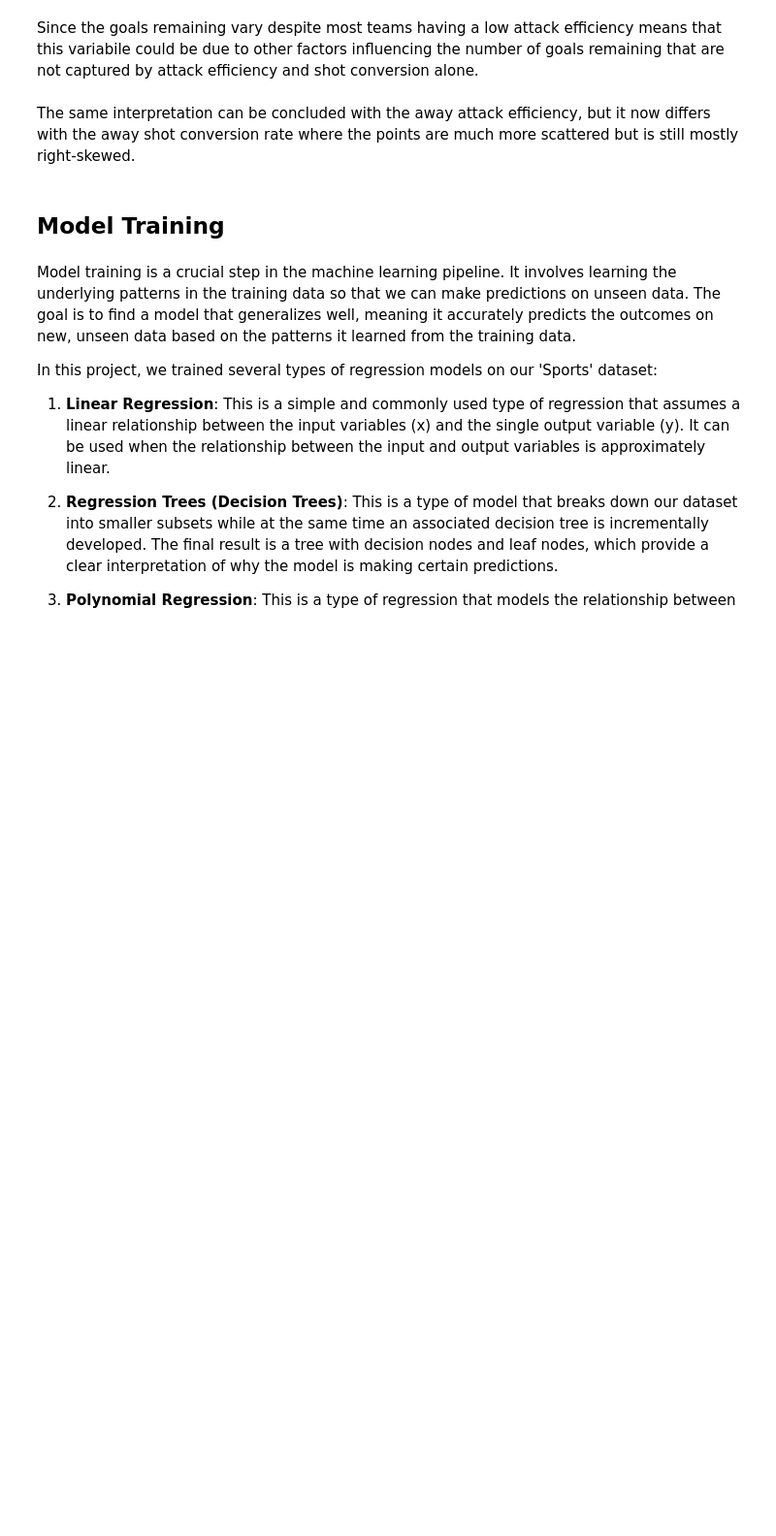
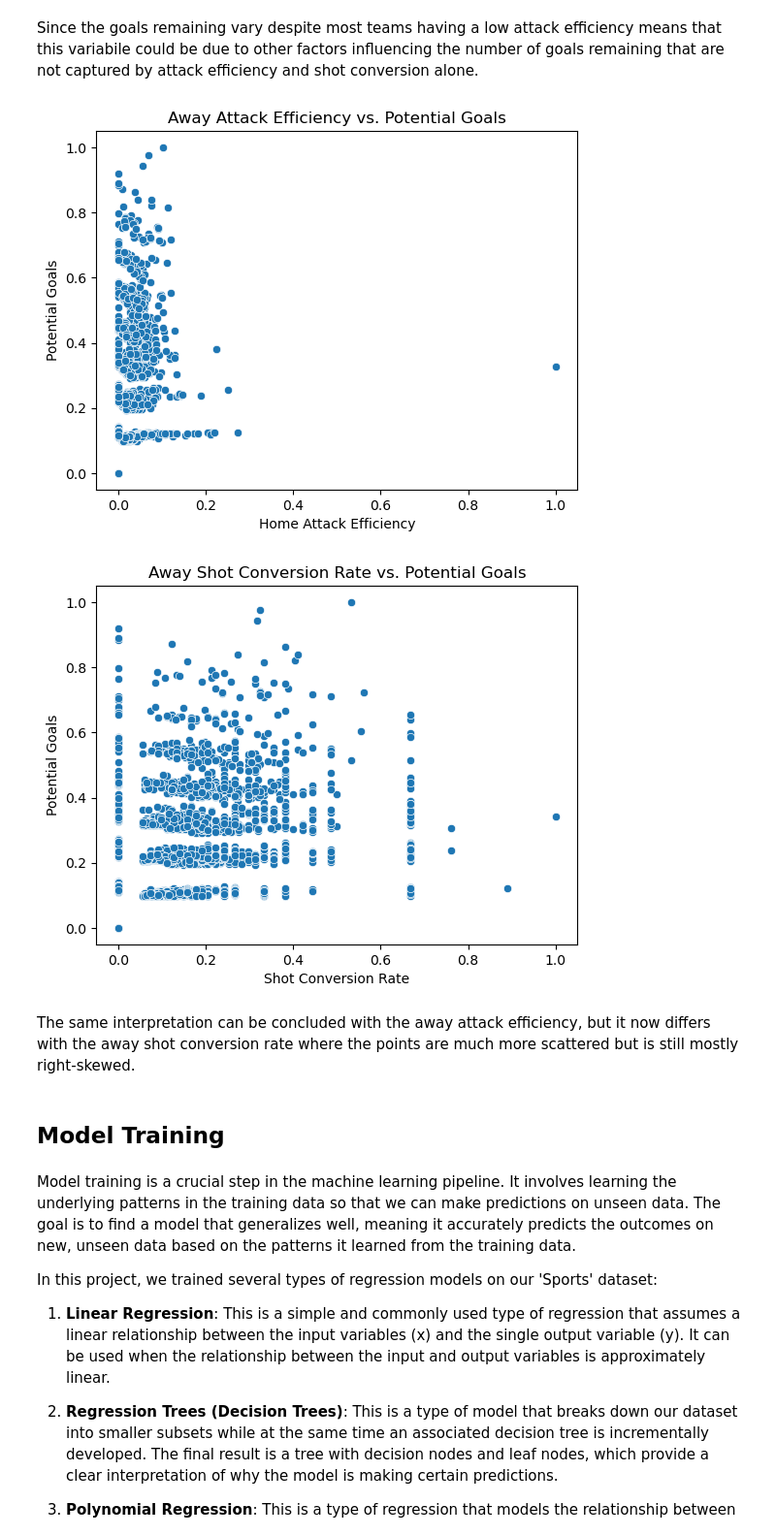
Before and after one commit to ReyObejero/2324-t3-stintsy-s11-g4-machine-project, a Jupyter notebook: STINTSY-S11-MP.ipynb, the cells around one changed output. Shown at 97% size. Drawn from its saved outputs; the diff is of its cells as text; code cells hidden in the pictures; blank space fills up the shorter version.

```diff
--- a/STINTSY-S11-MP.ipynb
+++ b/STINTSY-S11-MP.ipynb
@@ -443,18 +521,21 @@ plt.show()
 # %% [markdown]
 Since the goals remaining vary despite most teams having a low attack efficiency means that this variabile could be due to other factors influencing the number of goals remaining that are not captured by attack efficiency and shot conversion alone.
 # %%
-sns.scatterplot(x='away_attack_efficiency', y='goals_remaining', data=sports)
-plt.title('Away Attack Efficiency vs. Goals Remaining')
+sns.scatterplot(x='away_attack_efficiency', y='potential_goals', data=sports)
+plt.title('Away Attack Efficiency vs. Potential Goals')
 plt.xlabel('Home Attack Efficiency')
-plt.ylabel('Goals Remaining')
+plt.ylabel('Potential Goals')
 plt.show()
 
 
-sns.scatterplot(x='away_shot_conversion_rate', y='goals_remaining', data=sports)
-plt.title('Away Shot Conversion Rate vs. Goals Remaining')
+sns.scatterplot(x='away_shot_conversion_rate', y='potential_goals', data=sports)
+plt.title('Away Shot Conversion Rate vs. Potential Goals')
 plt.xlabel('Shot Conversion Rate')
-plt.ylabel('Goals Remaining')
+plt.ylabel('Potential Goals')
 plt.show()
+# %% [output]
+[figure, added]
+[figure, added]
 # %% [markdown]
 The same interpretation can be concluded with the away attack efficiency, but it now differs with the away shot conversion rate where the points are much more scattered but is still mostly right-skewed.
 # %% [markdown]
```
Also changed, not shown: parts of 34 cells of this notebook.
